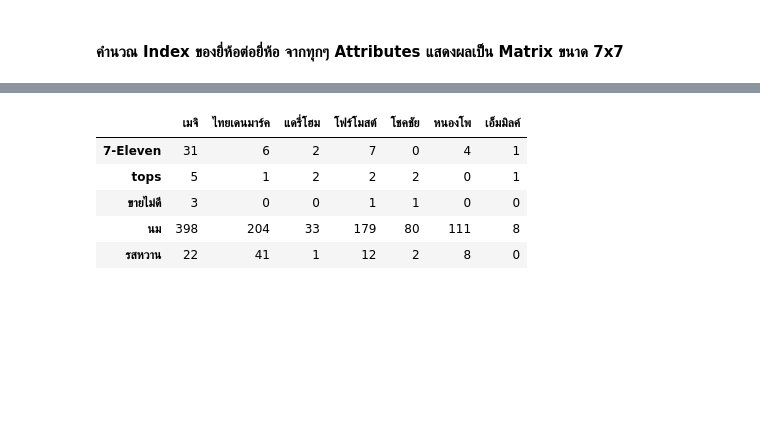
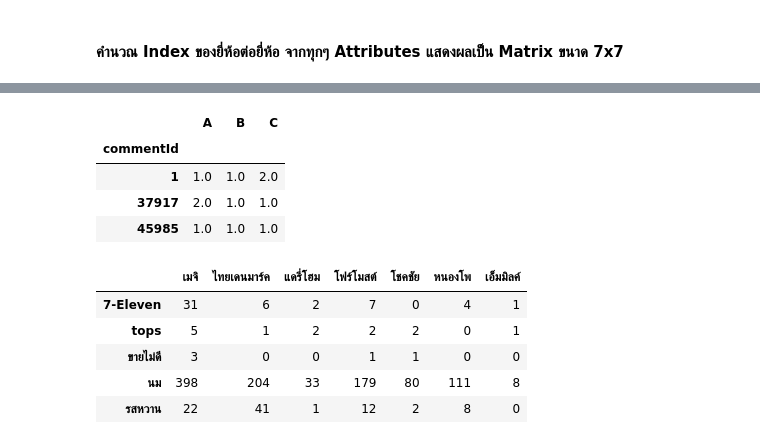
Before and after one commit to pacharapol4066/Product-Position-SNA, a Jupyter notebook: Tokenized_CoocMatrix_Generate.ipynb, the cells around one changed output, grey strips where cells are left out. Saved outputs shown, nothing was run; the diff lists cells and outputs as text; code cells hidden in the pictures; blank space fills up the shorter version.

```diff
--- a/Tokenized_CoocMatrix_Generate.ipynb
+++ b/Tokenized_CoocMatrix_Generate.ipynb
@@ -730,3 +730,5 @@ del item_item_matrix,join_df
 ## Source for Robustness Check & Cross Validation (7x7 brands matrix)
 # %% [markdown]
 #### คำนวณ Index ของยี่ห้อต่อยี่ห้อ จากทุกๆ Attributes แสดงผลเป็น Matrix ขนาด 7x7
+# %%
+matrix_freq = pd.read_csv(root_output_path+"/cooc_bow_all.csv",index_col=0)
@@ -733 +755,9 @@ del item_item_matrix,join_df
+# %%
+cnt_Grpby3(matrix_freq,0,1,3)
+# %% [output]
+|  | A | B | C |
+| commentId |  |  |  |
+| 1 | 1.0 | 1.0 | 2.0 |
+| 37917 | 2.0 | 1.0 | 1.0 |
+| 45985 | 1.0 | 1.0 | 1.0 |
 # %%
```
Also changed, not shown: parts of 11 cells of this notebook, 4 other files.
